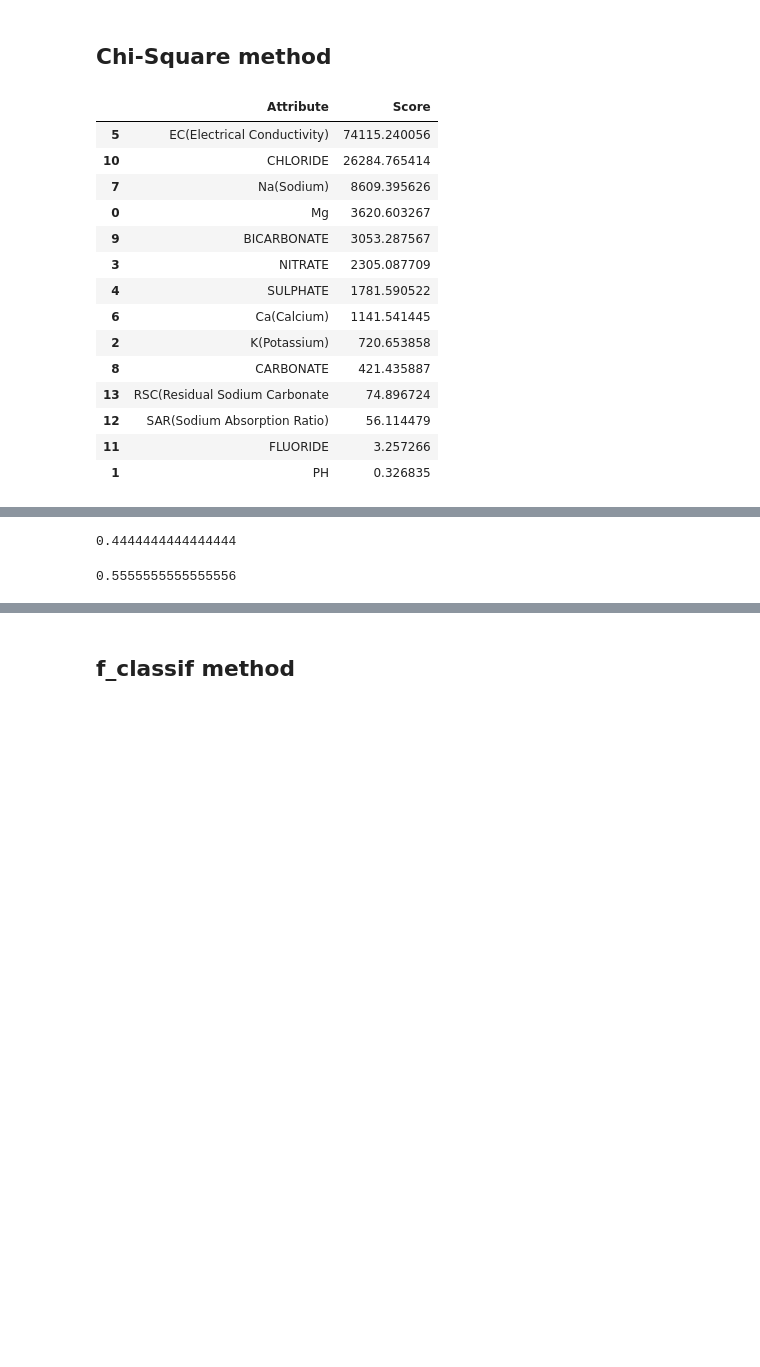
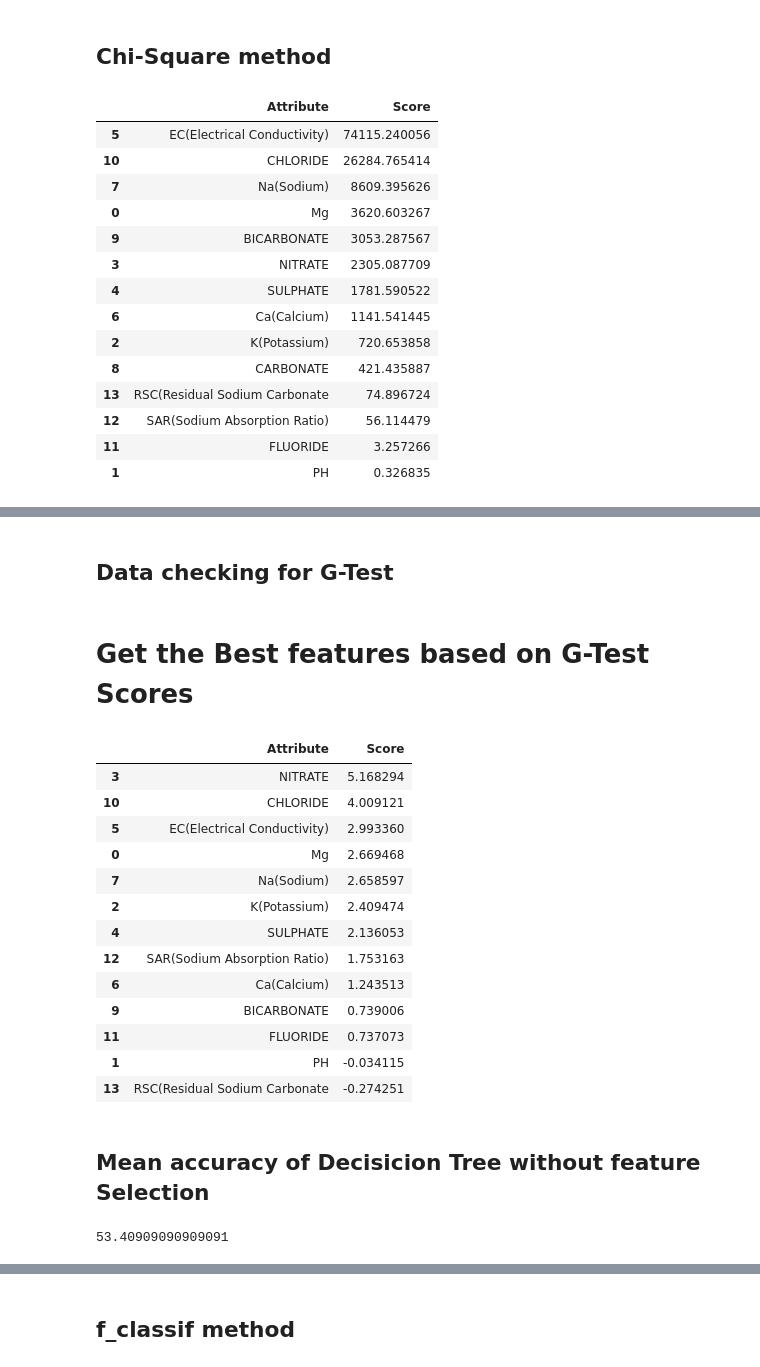
Before and after one commit to shashank68/water_quality_classifier, a Jupyter notebook: Featureselection/feature_selection.ipynb, the cells around one changed output, grey strips where cells are left out. Drawn from its saved outputs; the diff is of its cells as text; code cells hidden in the pictures; blank space fills up the shorter version.

Commit message:
Added g-test accuracy tests
Signed-off-by: shashank68 <shashankindiamanoj@gmail.com>

```diff
--- a/Featureselection/feature_selection.ipynb
+++ b/Featureselection/feature_selection.ipynb
@@ -106 +113,35 @@ print_k_best(dfcolumns, dfscores)
+# %%
+def _g_test(f_obs, f_exp):
+    """
+    G-Test statistical test to measure log-likelihood
+    This test is better (more accurate) than CHI-Square test
+
+
+    FORMULA: summation ->( 2 * f_observed * log(f_observed / f_expected) )
+
+    """
+
+    f_obs = np.asarray(f_obs, dtype=np.float64)
+
+    k = len(f_obs)
+    g_test_val = f_obs
+
+    # f_obs / f_exp
+    g_test_val /= f_exp
+
+    # log(f_obs / f_exp)
+    g_test_val = np.log(g_test_val)
+
+    # 2 * log(f_obs / f_exp)
+    g_test_val *= 2
+
+    # 2 * f_obs * log(f_obs / f_exp)
+    g_test_val *= f_obs
+
+    # summation (2 * f_obs * log(f_obs / f_exp))
+    g_test_val = g_test_val.sum(axis=0)
+
+    return g_test_val, special.chdtrc(k - 1, g_test_val)
+# %% [markdown]
+## Data checking for G-Test
 # %%
@@ -157,8 +179,6 @@ class Gtest_best_features(BaseEstimator):
         self.score_func = score_func
 
     def fit(self, X, y):
-        X, y = self._validate_data(X, y, accept_sparse=['csr', 'csc'],
-                                   multi_output=True)
 
         if not callable(self.score_func):
             raise TypeError("G-Test function should be a callable, %s (%s) "
@@ -197,21 +212,37 @@ def check_accuracy(X_new):
     return clf.score(X_test, Y_test)
+# %% [markdown]
+# Get the Best features based on G-Test Scores
 # %%
 gtest_bestfeatures = Gtest_best_features()
 fit = gtest_bestfeatures.fit(X,Y)
 dfscores = pd.DataFrame(fit.scores_)
 dfcolumns = pd.DataFrame(X.columns)
 featrs = print_k_best(dfcolumns, dfscores)
 
-X_new = data[featrs['Attribute'][:6]]
-check_accuracy(X_new)
+X_new = data[featrs['Attribute'][:8]]
+featrs
+# check_accuracy(X_new)
 # %% [output]
-0.4444444444444444
+|  | Attribute | Score |
+| 3 | NITRATE | 5.168294 |
+| 10 | CHLORIDE | 4.009121 |
+| 5 | EC(Electrical Conductivity) | 2.993360 |
+| 0 | Mg | 2.669468 |
+| 7 | Na(Sodium) | 2.658597 |
+| 2 | K(Potassium) | 2.409474 |
+| 4 | SULPHATE | 2.136053 |
+| 12 | SAR(Sodium Absorption Ratio) | 1.753163 |
+| 6 | Ca(Calcium) | 1.243513 |
+| 9 | BICARBONATE | 0.739006 |
+| 11 | FLUORIDE | 0.737073 |
+| 1 | PH | -0.034115 |
+| 13 | RSC(Residual Sodium Carbonate | -0.274251 |
-# %%
-from sklearn.neighbors import KNeighborsClassifier
-X_train, X_test, Y_train, Y_test = train_test_split(X, Y, test_size=0.3, random_state=4)
-
-neigh = KNeighborsClassifier(n_neighbors=7)
-neigh.fit(X_train, Y_train)
-neigh.score(X_test, Y_test)
-# %% [output]
-0.5555555555555556
+# %% [markdown]
+## Mean accuracy of Decisicion Tree without feature Selection
+# %%
+from sklearn.model_selection import cross_val_score
+clf = DecisionTreeClassifier()
+
+print(np.mean(cross_val_score(clf, X, Y, cv = 4)*100))
+# %% [output]
+53.40909090909091
```
Also changed, not shown: parts of 15 cells of this notebook, 1 other file.
